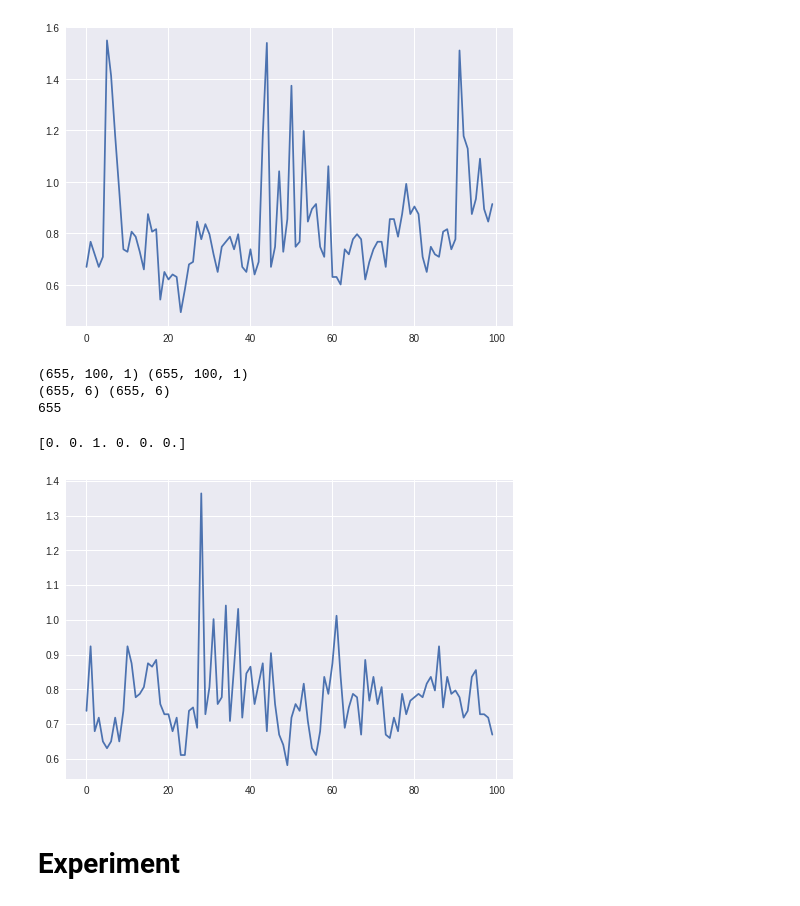
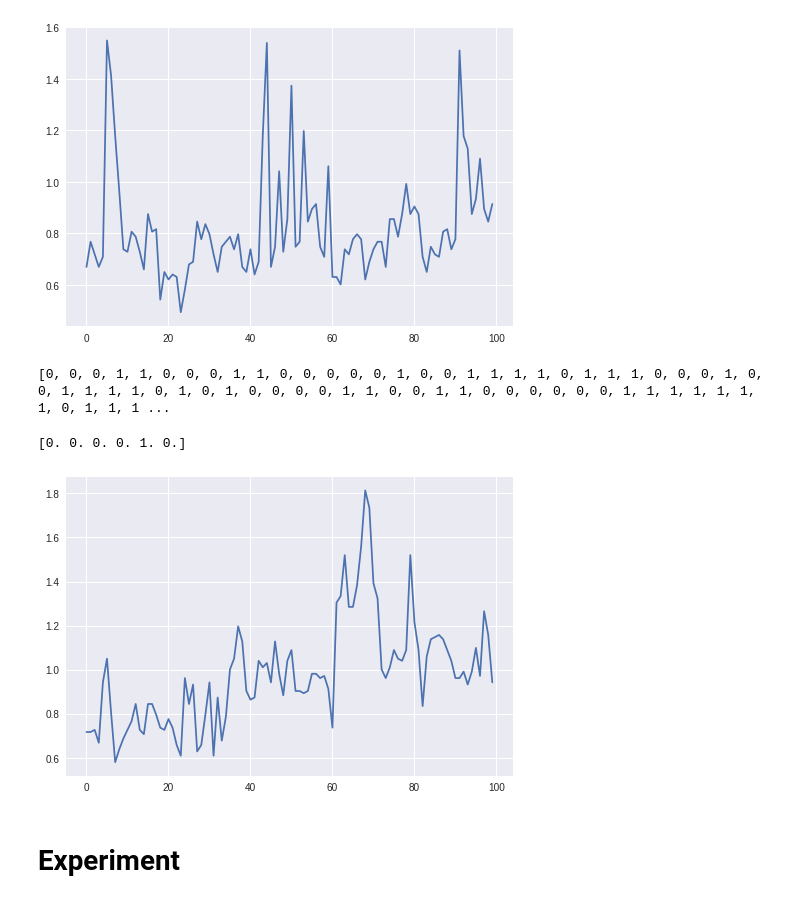
Before and after one commit to iegorval/neural_nets, a Jupyter notebook: CorrectedBinary.ipynb, the cells around one changed output. Saved outputs shown, nothing was run; the diff lists cells and outputs as text; code cells hidden in the pictures.

```diff
--- a/CorrectedBinary.ipynb
+++ b/CorrectedBinary.ipynb
@@ -194,33 +192,28 @@ def unison_shuffled_copies(a, b):
     p = np.random.permutation(len(a))
     return a[p], b[p]
 # %%
-full_x_norm = utils.normalize(full_x, axis=0, order=2)
-x_shuffled, y_shuffled = unison_shuffled_copies(full_x_norm, full_y)
+#full_x_norm = utils.normalize(full_x, axis=0, order=2)
+x_shuffled, y_shuffled = unison_shuffled_copies(full_x, full_y)
 # %%
 full_y_labels = [from_one_hot(one_hot) for one_hot in y_shuffled]
 full_y_binary = [0 if label==categories_dict['black_flat'] or label==categories_dict['black_rough'] else 1 for label in full_y_labels]
-# %%
-print(full_x_norm.shape, x_shuffled.shape)
-print(full_y.shape, y_shuffled.shape)
-print(len(full_y_binary))
-# %% [output]
-(655, 100, 1) (655, 100, 1)
-(655, 6) (655, 6)
-655
+# %%
+print(full_y_binary)
+# %% [output]
+[0, 0, 0, 1, 1, 0, 0, 0, 1, 1, 0, 0, 0, 0, 0, 1, 0, 0, 1, 1, 1, 1, 0, 1, 1, 1, 0, 0, 0, 1, 0, 0, 1, 1, 1, 1, 0, 1, 0, 1, 0, 0, 0, 0, 1, 1, 0, 0, 1, 1, 0, 0, 0, 0, 0, 0, 1, 1, 1, 1, 1, 1, 1, 0, 1, 1, 1 ...
 # %%
 # Training set
-train_x = x_shuffled[130:]
-train_y = full_y_binary[130:]
+train_x = x_shuffled[100:]
+train_y = full_y_binary[100:]
 # Test set
-test_x = x_shuffled[:130]
-test_y = full_y_binary[:130]
+test_x = x_shuffled[:100]
+test_y = full_y_binary[:100]
 
-
-plt.plot(full_x[1])
+plt.plot(x_shuffled[1])
 print(full_y[1])
 # %% [output]
-[0. 0. 1. 0. 0. 0.]
+[0. 0. 0. 0. 1. 0.]
-[figure, old version]
+[figure, new version]
 # %% [markdown]
 # Experiment
 # %%
```
Also changed, not shown: parts of 5 cells of this notebook.
